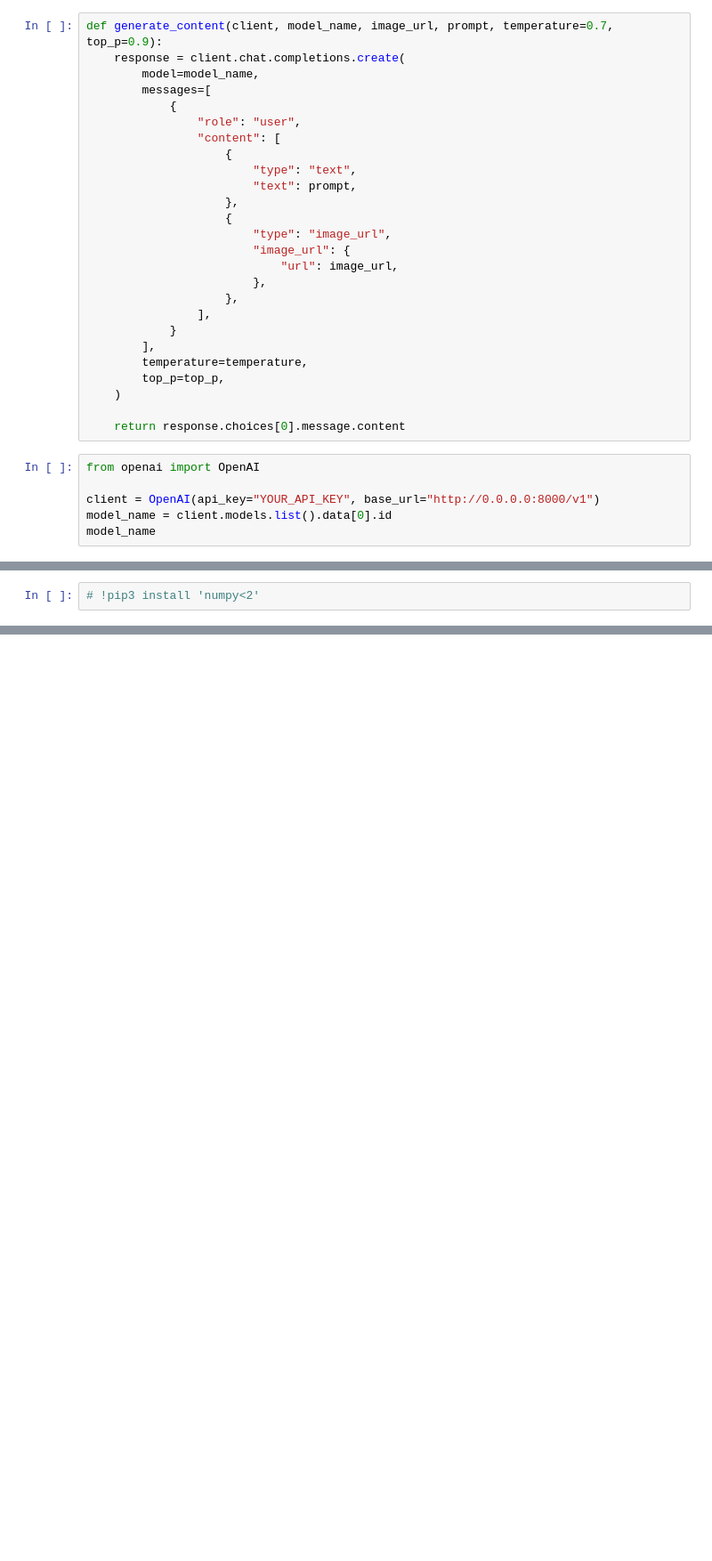
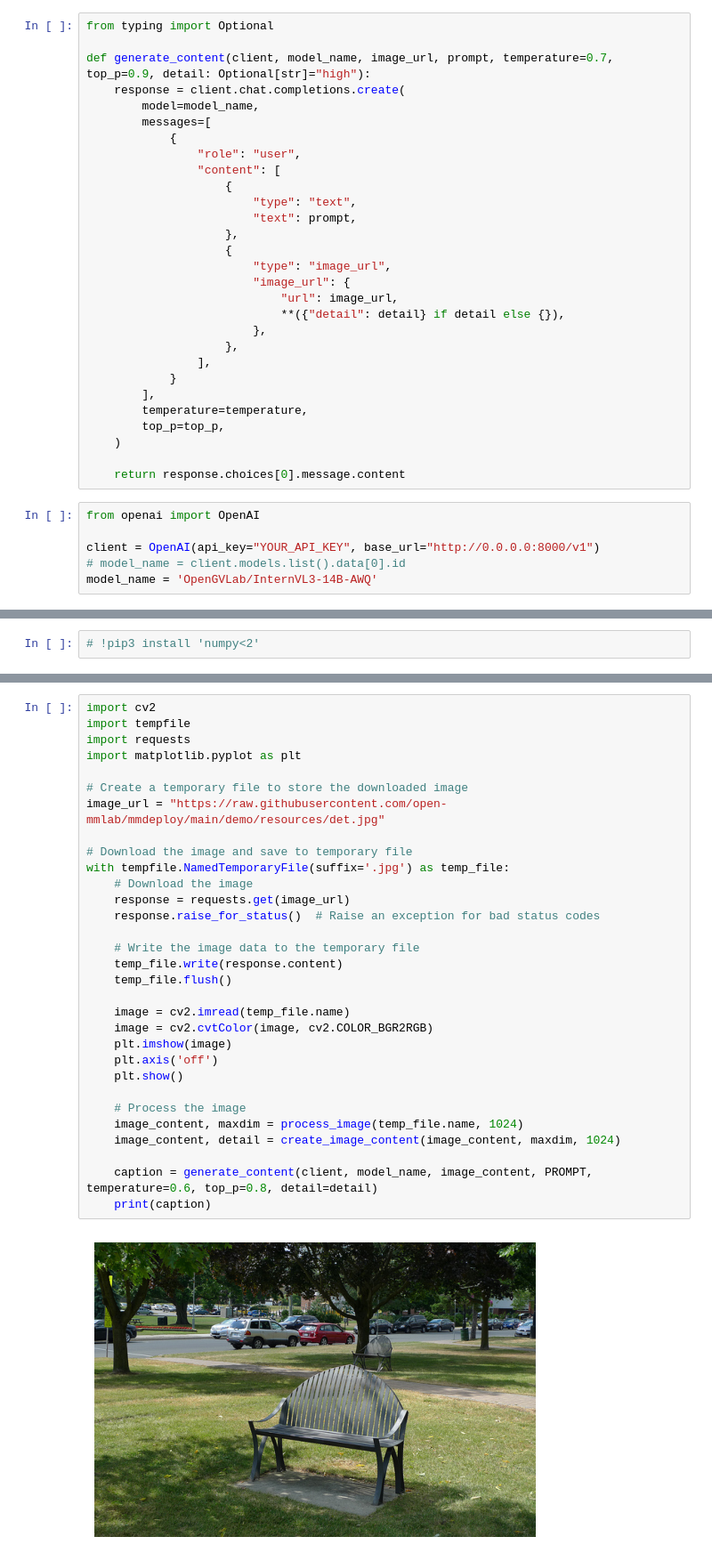
Before and after one commit to hiennguyen9874/lmdeploy-serving, a Jupyter notebook: image_captioninig.ipynb, the cells around one changed output, grey strips where cells are left out. Shown at 89% size. Drawn from its saved outputs; the diff is of its cells as text; blank space fills up the shorter version.

Commit message:
fix: update image captioning

```diff
--- a/image_captioninig.ipynb
+++ b/image_captioninig.ipynb
@@ -23,7 +23,9 @@ Hãy sử dụng ví dụ này để tham khảo về phong cách và cấu trú
 Chỉ trả về câu caption hoàn chỉnh không thêm hướng dẫn gì thêm.
 """
 # %%
-def generate_content(client, model_name, image_url, prompt, temperature=0.7, top_p=0.9):
+from typing import Optional
+
+def generate_content(client, model_name, image_url, prompt, temperature=0.7, top_p=0.9, detail: Optional[str]="high"):
     response = client.chat.completions.create(
         model=model_name,
         messages=[
@@ -38,6 +40,7 @@ def generate_content(client, model_name, image_url, prompt, temperature=0.7, top
                         "type": "image_url",
                         "image_url": {
                             "url": image_url,
+                            **({"detail": detail} if detail else {}),
                         },
                     },
                 ],
@@ -52,6 +55,6 @@ def generate_content(client, model_name, image_url, prompt, temperature=0.7, top
 from openai import OpenAI
 
 client = OpenAI(api_key="YOUR_API_KEY", base_url="http://0.0.0.0:8000/v1")
-model_name = client.models.list().data[0].id
-model_name
+# model_name = client.models.list().data[0].id
+model_name = 'OpenGVLab/InternVL3-14B-AWQ'
 # %%
@@ -154,0 +256,33 @@ for image_type, files in files.items():
+# %%
+import cv2
+import tempfile
+import requests
+import matplotlib.pyplot as plt
+
+# Create a temporary file to store the downloaded image
+image_url = "https://raw.githubusercontent.com/open-mmlab/mmdeploy/main/demo/resources/det.jpg"
+
+# Download the image and save to temporary file
+with tempfile.NamedTemporaryFile(suffix='.jpg') as temp_file:
+    # Download the image
+    response = requests.get(image_url)
+    response.raise_for_status()  # Raise an exception for bad status codes
+
+    # Write the image data to the temporary file
+    temp_file.write(response.content)
+    temp_file.flush()
+
+    image = cv2.imread(temp_file.name)
+    image = cv2.cvtColor(image, cv2.COLOR_BGR2RGB)
+    plt.imshow(image)
+    plt.axis('off')
+    plt.show()
+
+    # Process the image
+    image_content, maxdim = process_image(temp_file.name, 1024)
+    image_content, detail = create_image_content(image_content, maxdim, 1024)
+
+    caption = generate_content(client, model_name, image_content, PROMPT, temperature=0.6, top_p=0.8, detail=detail)
+    print(caption)
+# %% [output]
+[figure, added]
```
Also changed, not shown: parts of 6 cells of this notebook.
